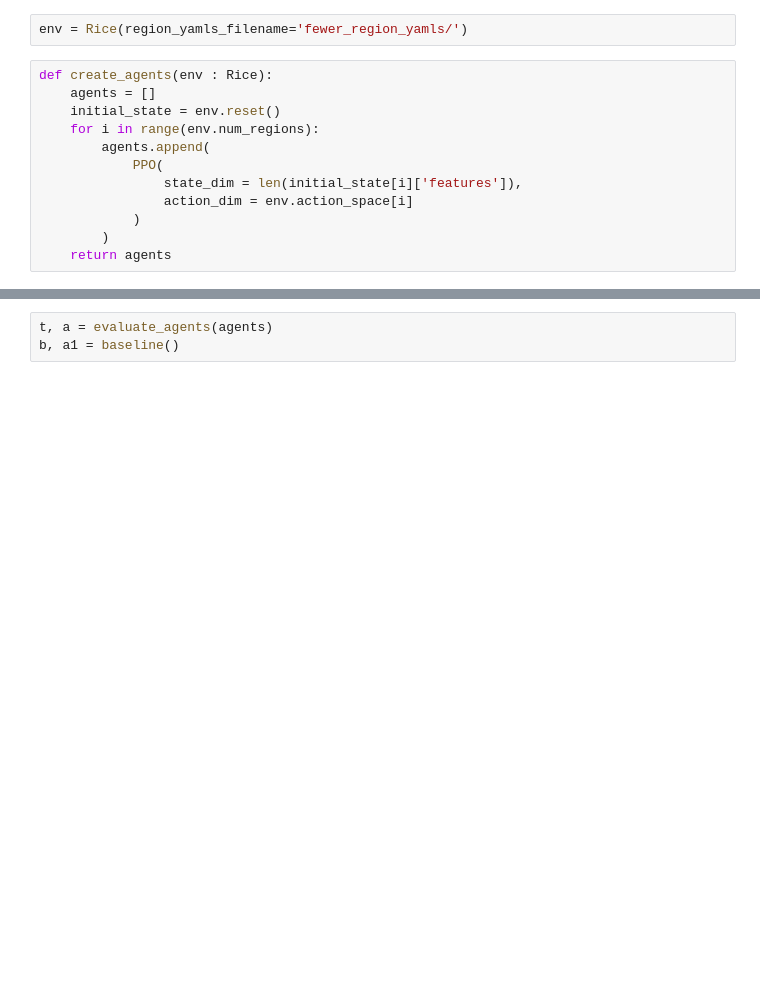
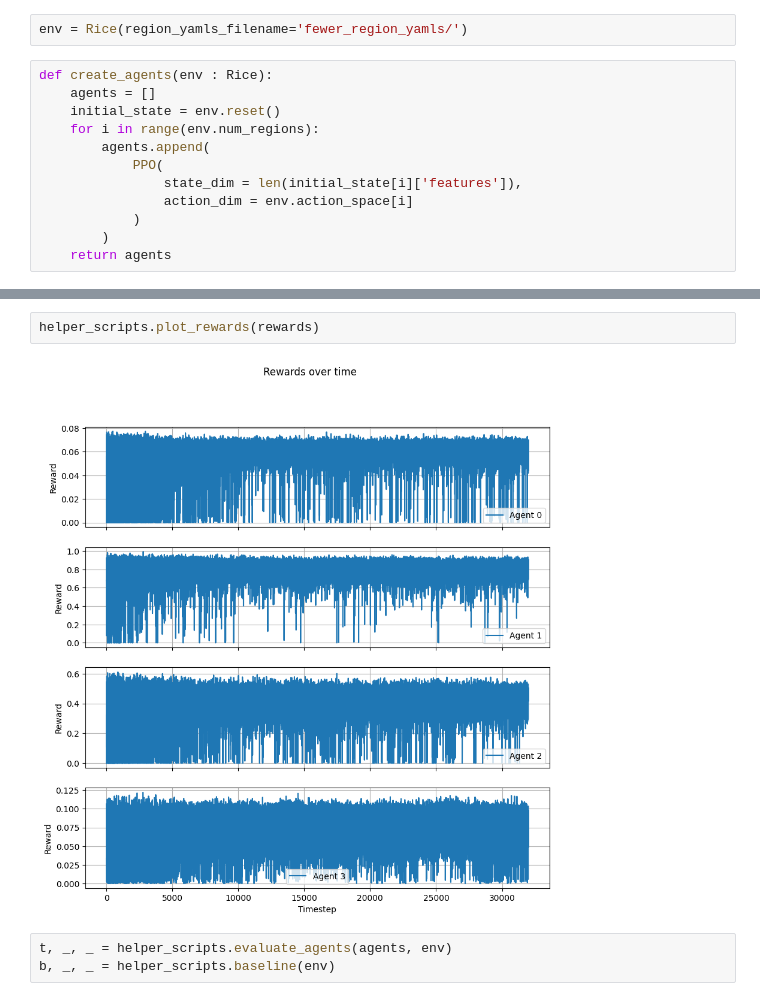
Before and after one commit to i4ata/BScProject, a Jupyter notebook: ppo/PPO_Tryouts.ipynb, the cells around one changed output, grey strips where cells are left out. Saved outputs shown, nothing was run; the diff lists cells and outputs as text; blank space fills up the shorter version.

```diff
--- a/ppo/PPO_Tryouts.ipynb
+++ b/ppo/PPO_Tryouts.ipynb
@@ -66,6 +60,10 @@ def baseline():
+# %%
+helper_scripts.plot_rewards(rewards)
+# %% [output]
+[figure, added]
 # %%
-t, a = evaluate_agents(agents)
-b, a1 = baseline()
+t, _, _ = helper_scripts.evaluate_agents(agents, env)
+b, _, _ = helper_scripts.baseline(env)
 # %%
 import matplotlib.pyplot as plt
 plt.plot(t['global_temperature']['value'][:, 0], label = 'trained')
```
Also changed, not shown: parts of 8 cells of this notebook, 2 other files.
